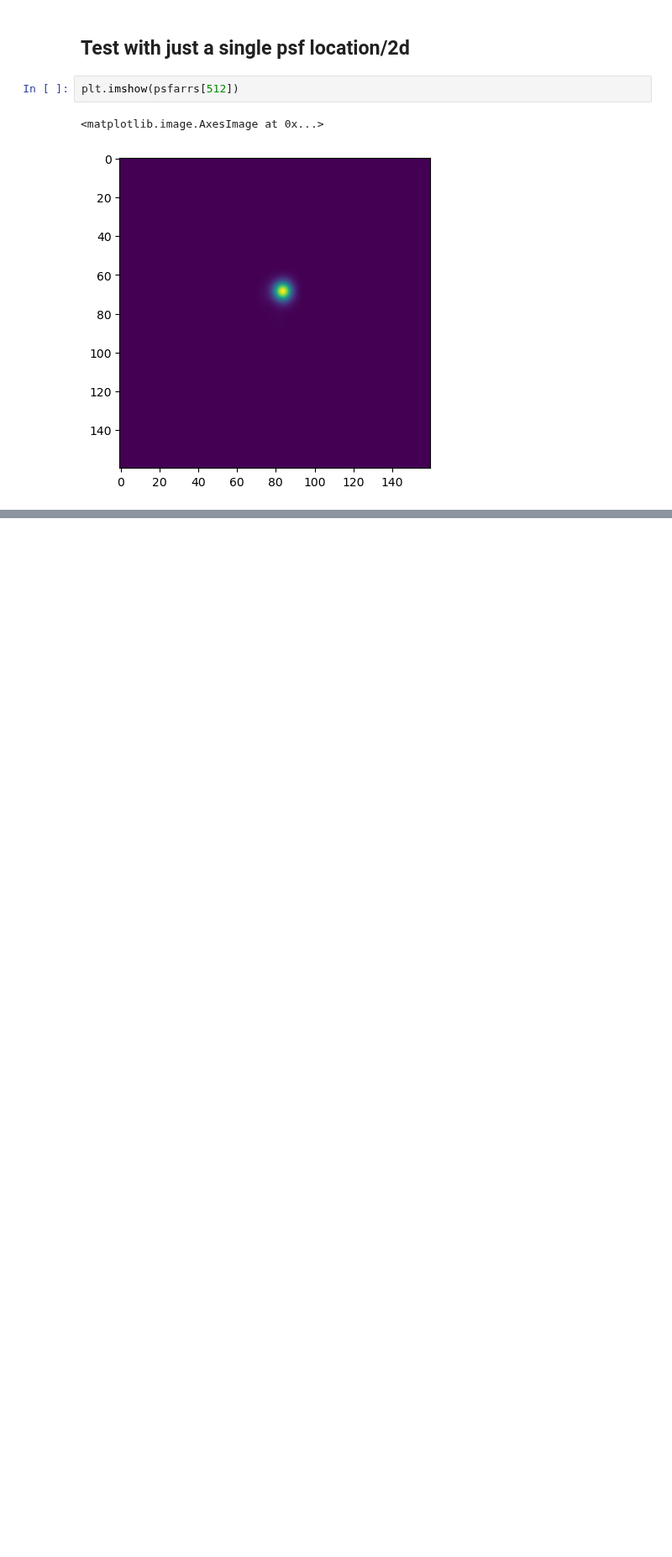
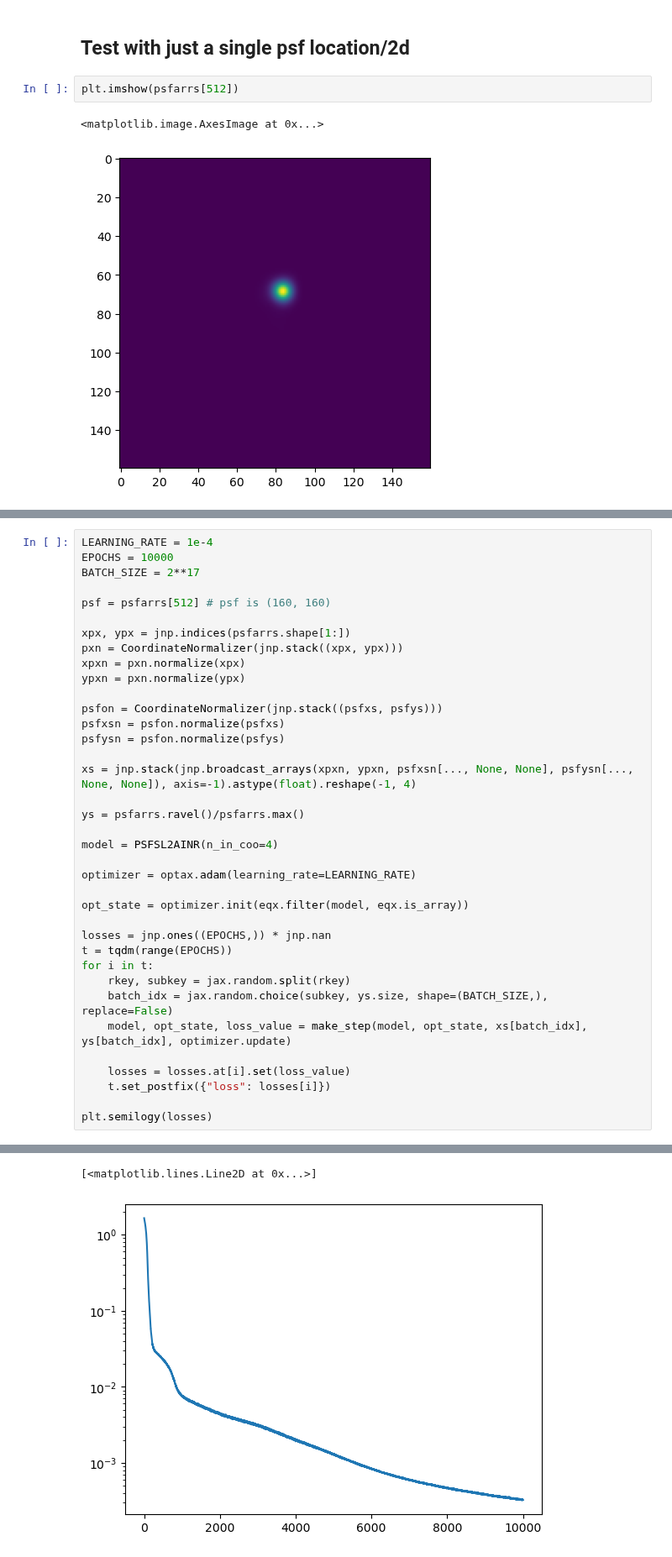
Before and after one commit to eteq/m31_jwst_2609_vol2, a Jupyter notebook: experimentation/fast_psf_inr_sl2.ipynb, the cells around one changed output, grey strips where cells are left out. Shown at 84% size. Drawn from its saved outputs; the diff is of its cells as text; blank space fills up the shorter version.

```diff
--- a/experimentation/fast_psf_inr_sl2.ipynb
+++ b/experimentation/fast_psf_inr_sl2.ipynb
@@ -393,0 +337,38 @@ jax.vmap(model)(x)
+# %%
+LEARNING_RATE = 1e-4
+EPOCHS = 10000
+BATCH_SIZE = 2**17
+
+psf = psfarrs[512] # psf is (160, 160)
+
+xpx, ypx = jnp.indices(psfarrs.shape[1:])
+pxn = CoordinateNormalizer(jnp.stack((xpx, ypx)))
+xpxn = pxn.normalize(xpx)
+ypxn = pxn.normalize(ypx)
+
+psfon = CoordinateNormalizer(jnp.stack((psfxs, psfys)))
+psfxsn = psfon.normalize(psfxs)
+psfysn = psfon.normalize(psfys)
+
+xs = jnp.stack(jnp.broadcast_arrays(xpxn, ypxn, psfxsn[..., None, None], psfysn[..., None, None]), axis=-1).astype(float).reshape(-1, 4)
+
+ys = psfarrs.ravel()/psfarrs.max()
+
+model = PSFSL2AINR(n_in_coo=4)
+
+optimizer = optax.adam(learning_rate=LEARNING_RATE)
+
+opt_state = optimizer.init(eqx.filter(model, eqx.is_array))
+
+losses = jnp.ones((EPOCHS,)) * jnp.nan
+t = tqdm(range(EPOCHS))
+for i in t:
+    rkey, subkey = jax.random.split(rkey)
+    batch_idx = jax.random.choice(subkey, ys.size, shape=(BATCH_SIZE,), replace=False)
+    model, opt_state, loss_value = make_step(model, opt_state, xs[batch_idx], ys[batch_idx], optimizer.update)
+
+    losses = losses.at[i].set(loss_value)
+    t.set_postfix({"loss": losses[i]})
+
+plt.semilogy(losses)
+# %% [output]
@@ -393,0 +392,2 @@ jax.vmap(model)(x)
+[<matplotlib.lines.Line2D at 0x...>]
+[figure, added]
```
Also changed, not shown: parts of 19 cells of this notebook, 13 other files.
